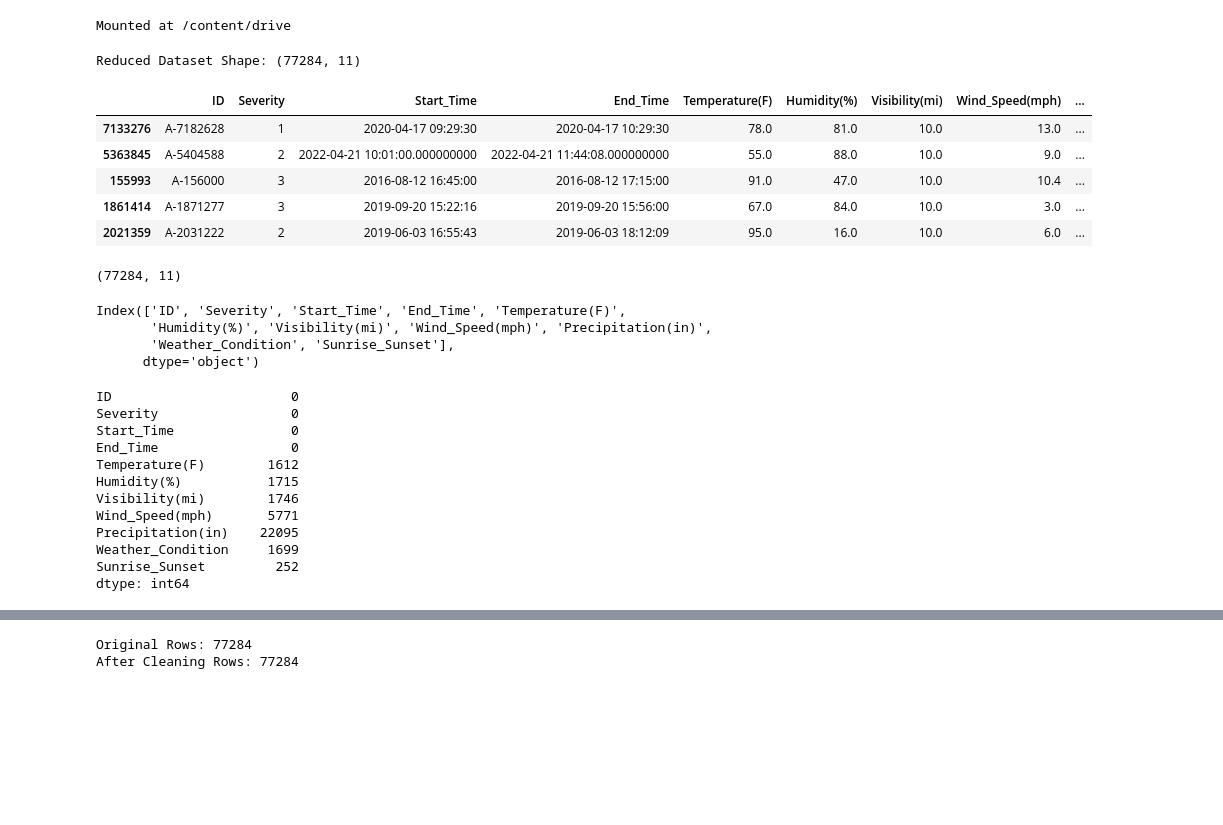
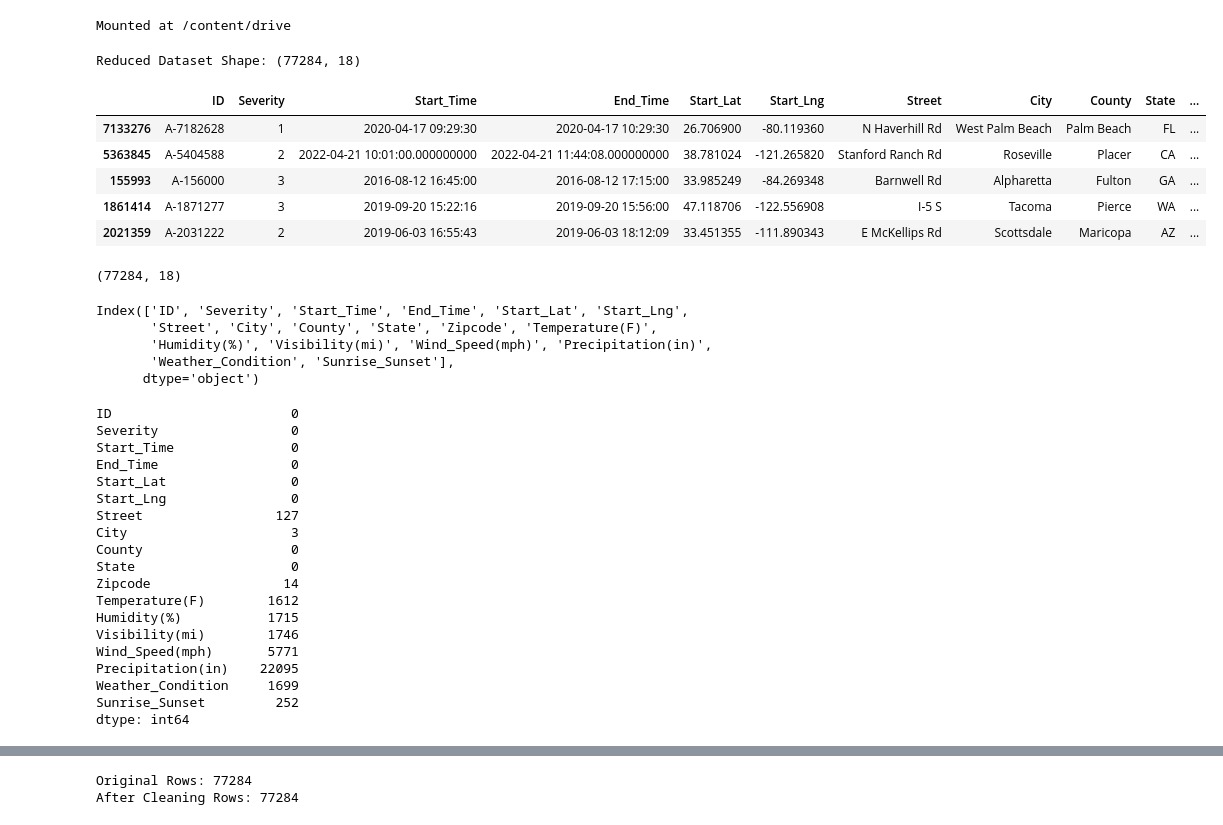
Before and after one commit to yogesherla2/DataScienceProject-23032935, a Jupyter notebook: Untitled5.ipynb, the cells around one changed output, grey strips where cells are left out. Drawn from its saved outputs; the diff is of its cells as text; code cells hidden in the pictures; blank space fills up the shorter version.

```diff
--- a/Untitled5.ipynb
+++ b/Untitled5.ipynb
@@ -18,38 +18,39 @@ Mounted at /content/drive
 # %%
 file_path = "/content/drive/My Drive/US_Accidents_March23.csv"
 
 # Load only required columns
-columns_to_load = ["ID", "End_Time", "Start_Time", "Sunrise_Sunset", "Visibility(mi)",
+columns_to_load = ["ID", "End_Time", "Start_Time", "Street", "City", "County", "State", "Zipcode", "Sunrise_Sunset", "Visibility(mi)",
                    "Precipitation(in)", "Wind_Speed(mph)", "Severity", "Temperature(F)",
-                   "Humidity(%)", "Weather_Condition"]
+                   "Humidity(%)", "Weather_Condition", "Start_Lat", "Start_Lng"]
 
 # Load a fraction of data
 sample_fraction = 0.01
 
 data = pd.read_csv(file_path, usecols=columns_to_load)
 # Randomly select rows
 data = data.sample(frac=sample_fraction, random_state=42)
 
 print("Reduced Dataset Shape:", data.shape)
 data.head()
 # %% [output]
-Reduced Dataset Shape: (77284, 11)
+Reduced Dataset Shape: (77284, 18)
-|  | ID | Severity | Start_Time | End_Time | Temperature(F) | Humidity(%) | Visibility(mi) | Wind_Speed(mph) | ... |
-| 7133276 | A-7182628 | 1 | 2020-04-17 09:29:30 | 2020-04-17 10:29:30 | 78.0 | 81.0 | 10.0 | 13.0 | ... |
-| 5363845 | A-5404588 | 2 | 2022-04-21 10:01:00.000000000 | 2022-04-21 11:44:08.000000000 | 55.0 | 88.0 | 10.0 | 9.0 | ... |
-| 155993 | A-156000 | 3 | 2016-08-12 16:45:00 | 2016-08-12 17:15:00 | 91.0 | 47.0 | 10.0 | 10.4 | ... |
-| 1861414 | A-1871277 | 3 | 2019-09-20 15:22:16 | 2019-09-20 15:56:00 | 67.0 | 84.0 | 10.0 | 3.0 | ... |
-| 2021359 | A-2031222 | 2 | 2019-06-03 16:55:43 | 2019-06-03 18:12:09 | 95.0 | 16.0 | 10.0 | 6.0 | ... |
+|  | ID | Severity | Start_Time | End_Time | Start_Lat | Start_Lng | Street | City | County | State | ... |
+| 7133276 | A-7182628 | 1 | 2020-04-17 09:29:30 | 2020-04-17 10:29:30 | 26.706900 | -80.119360 | N Haverhill Rd | West Palm Beach | Palm Beach | FL | ... |
+| 5363845 | A-5404588 | 2 | 2022-04-21 10:01:00.000000000 | 2022-04-21 11:44:08.000000000 | 38.781024 | -121.265820 | Stanford Ranch Rd | Roseville | Placer | CA | ... |
+| 155993 | A-156000 | 3 | 2016-08-12 16:45:00 | 2016-08-12 17:15:00 | 33.985249 | -84.269348 | Barnwell Rd | Alpharetta | Fulton | GA | ... |
+| 1861414 | A-1871277 | 3 | 2019-09-20 15:22:16 | 2019-09-20 15:56:00 | 47.118706 | -122.556908 | I-5 S | Tacoma | Pierce | WA | ... |
+| 2021359 | A-2031222 | 2 | 2019-06-03 16:55:43 | 2019-06-03 18:12:09 | 33.451355 | -111.890343 | E McKellips Rd | Scottsdale | Maricopa | AZ | ... |
 # %%
 # Display the shape of the dataset
 data.shape
 # %% [output]
-(77284, 11)
+(77284, 18)
 # %%
 # Display the names of all columns in the dataset
 data.columns
 # %% [output]
-Index(['ID', 'Severity', 'Start_Time', 'End_Time', 'Temperature(F)',
+Index(['ID', 'Severity', 'Start_Time', 'End_Time', 'Start_Lat', 'Start_Lng',
+       'Street', 'City', 'County', 'State', 'Zipcode', 'Temperature(F)',
        'Humidity(%)', 'Visibility(mi)', 'Wind_Speed(mph)', 'Precipitation(in)',
        'Weather_Condition', 'Sunrise_Sunset'],
       dtype='object')
@@ -61,6 +62,13 @@ ID                       0
 Severity                 0
 Start_Time               0
 End_Time                 0
+Start_Lat                0
+Start_Lng                0
+Street                 127
+City                     3
+County                   0
+State                    0
+Zipcode                 14
 Temperature(F)        1612
 Humidity(%)           1715
 Visibility(mi)        1746
```
Also changed, not shown: parts of 25 cells of this notebook.
